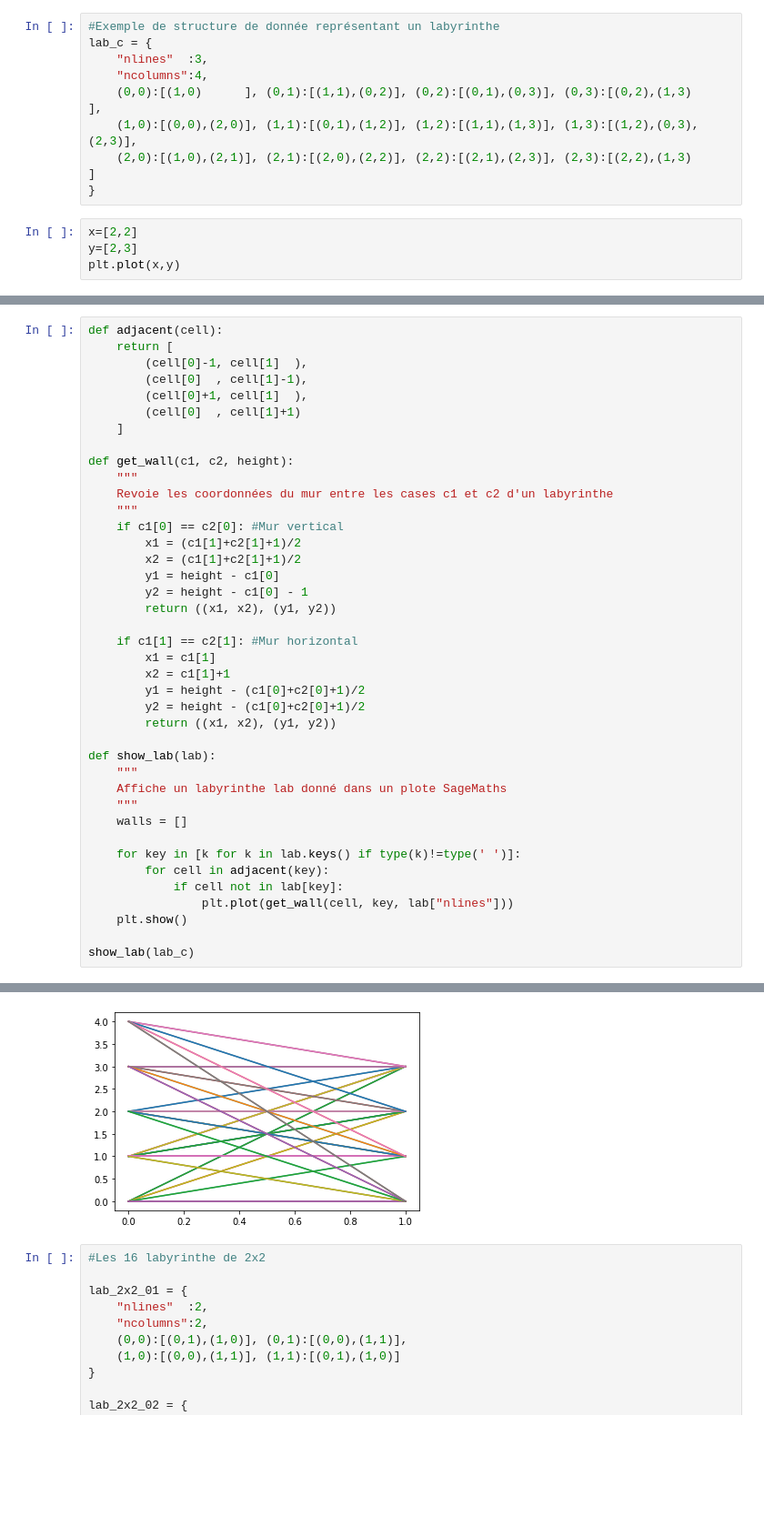
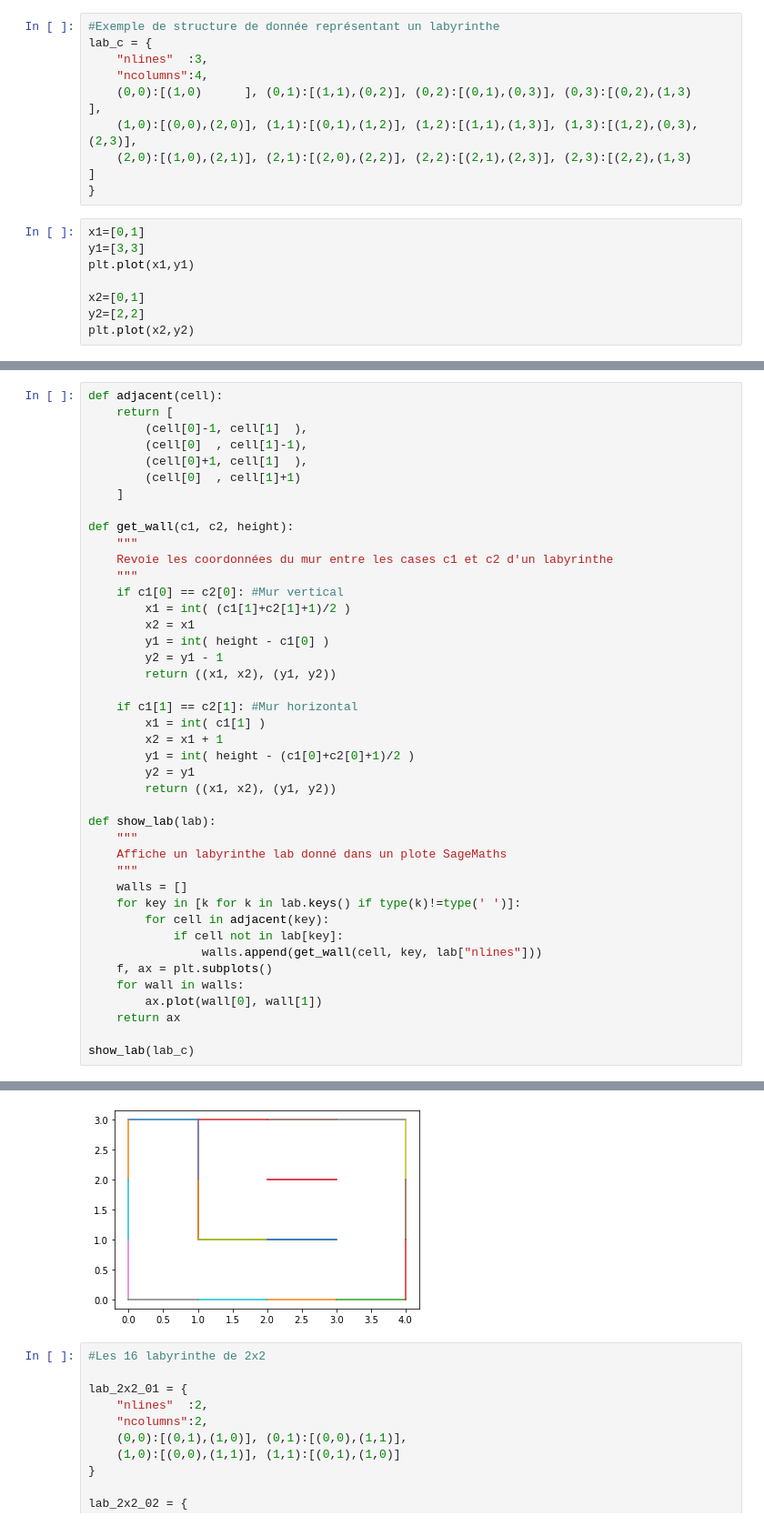
Before and after one commit to bilaldjoss/projet_labyrinthe, a Jupyter notebook: AffichageProjet.ipynb, the cells around one changed output, grey strips where cells are left out. Shown at 91% size. Drawn from its saved outputs; the diff is of its cells as text; blank space fills up the shorter version.

Commit message:
show_lab() now works using matplotlib

```diff
--- a/AffichageProjet.ipynb
+++ b/AffichageProjet.ipynb
@@ -10,8 +13,12 @@ lab_c = {
     (2,0):[(1,0),(2,1)], (2,1):[(2,0),(2,2)], (2,2):[(2,1),(2,3)], (2,3):[(2,2),(1,3)       ]
 }
 # %%
-x=[2,2]
-y=[2,3]
-plt.plot(x,y)
+x1=[0,1]
+y1=[3,3]
+plt.plot(x1,y1)
+
+x2=[0,1]
+y2=[2,2]
+plt.plot(x2,y2)
 # %% [output]
 [<matplotlib.lines.Line2D at 0x...>]
@@ -30,17 +37,17 @@ def get_wall(c1, c2, height):
     Revoie les coordonnées du mur entre les cases c1 et c2 d'un labyrinthe
     """
     if c1[0] == c2[0]: #Mur vertical
-        x1 = (c1[1]+c2[1]+1)/2
-        x2 = (c1[1]+c2[1]+1)/2
-        y1 = height - c1[0]
-        y2 = height - c1[0] - 1
+        x1 = int( (c1[1]+c2[1]+1)/2 )
+        x2 = x1
+        y1 = int( height - c1[0] )
+        y2 = y1 - 1
         return ((x1, x2), (y1, y2))
 
     if c1[1] == c2[1]: #Mur horizontal
-        x1 = c1[1]
-        x2 = c1[1]+1
-        y1 = height - (c1[0]+c2[0]+1)/2
-        y2 = height - (c1[0]+c2[0]+1)/2
+        x1 = int( c1[1] )
+        x2 = x1 + 1
+        y1 = int( height - (c1[0]+c2[0]+1)/2 )
+        y2 = y1
         return ((x1, x2), (y1, y2))
 
 def show_lab(lab):
@@ -48,12 +55,14 @@ def show_lab(lab):
     Affiche un labyrinthe lab donné dans un plote SageMaths
     """
     walls = []
-
     for key in [k for k in lab.keys() if type(k)!=type(' ')]:
         for cell in adjacent(key):
             if cell not in lab[key]:
-                plt.plot(get_wall(cell, key, lab["nlines"]))
-    plt.show()
+                walls.append(get_wall(cell, key, lab["nlines"]))
+    f, ax = plt.subplots()
+    for wall in walls:
+        ax.plot(wall[0], wall[1])
+    return ax
 
 show_lab(lab_c)
 # %% [output]
@@ -60,4 +70,4 @@ show_lab(lab_c)
-[figure, old version]
+[figure, new version]
 # %%
 #Les 16 labyrinthe de 2x2
 
```
Also changed, not shown: parts of 4 cells of this notebook.
